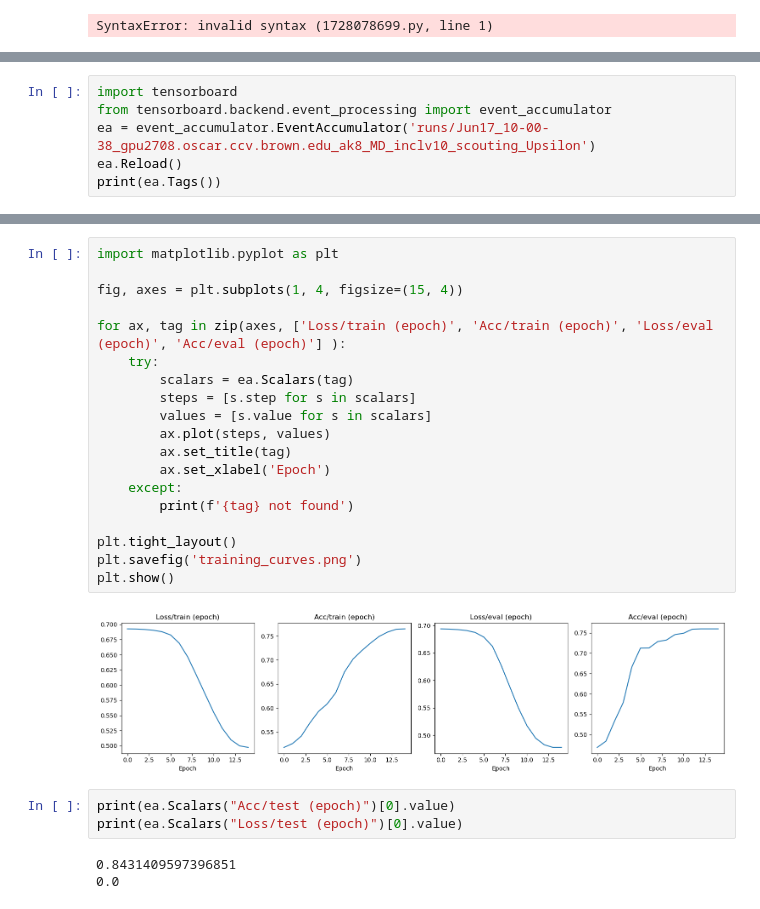
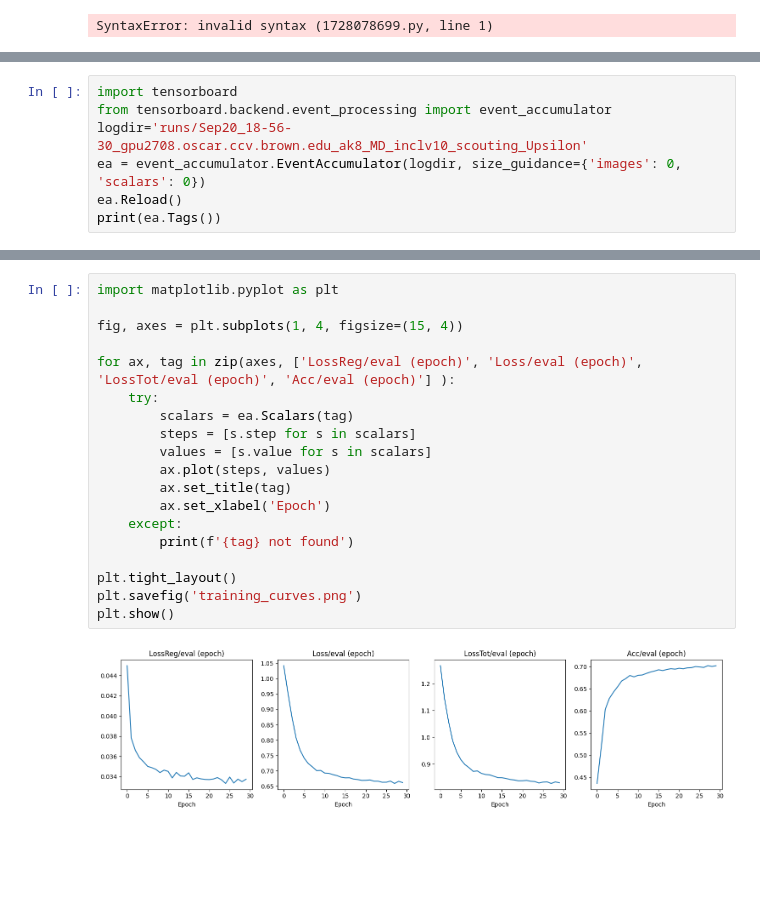
Before and after one commit to janTOffermann/weaver-core-dev, a Jupyter notebook: Run_metrics.ipynb, the cells around one changed output, grey strips where cells are left out. Cells and saved outputs as stored; diff of their text form; blank space fills up the shorter version.

Commit message:
Added evaluation plots and safe file handling

```diff
--- a/Run_metrics.ipynb
+++ b/Run_metrics.ipynb
@@ -13,7 +13,8 @@ runs/ ['Jun13_13-33-27_gpu3001.oscar.ccv.brown.edu_ak8_MD_inclv10_scouting_Upsil
 # %%
 import tensorboard
 from tensorboard.backend.event_processing import event_accumulator
-ea = event_accumulator.EventAccumulator('runs/Jun17_10-00-38_gpu2708.oscar.ccv.brown.edu_ak8_MD_inclv10_scouting_Upsilon')
+logdir='runs/Sep20_18-56-30_gpu2708.oscar.ccv.brown.edu_ak8_MD_inclv10_scouting_Upsilon'
+ea = event_accumulator.EventAccumulator(logdir, size_guidance={'images': 0, 'scalars': 0})
 ea.Reload()
 print(ea.Tags())
 # %% [output]
@@ -21,27 +22,21 @@ print(ea.Tags())
 # %%
 import matplotlib.pyplot as plt
 
 fig, axes = plt.subplots(1, 4, figsize=(15, 4))
 
-for ax, tag in zip(axes, ['Loss/train (epoch)', 'Acc/train (epoch)', 'Loss/eval (epoch)', 'Acc/eval (epoch)'] ):
+for ax, tag in zip(axes, ['LossReg/eval (epoch)', 'Loss/eval (epoch)', 'LossTot/eval (epoch)', 'Acc/eval (epoch)'] ):
     try:
         scalars = ea.Scalars(tag)
         steps = [s.step for s in scalars]
         values = [s.value for s in scalars]
         ax.plot(steps, values)
         ax.set_title(tag)
         ax.set_xlabel('Epoch')
     except:
         print(f'{tag} not found')
 
 plt.tight_layout()
 plt.savefig('training_curves.png')
 plt.show()
 # %% [output]
-[figure, old version]
+[figure, new version]
-# %%
-print(ea.Scalars("Acc/test (epoch)")[0].value)
-print(ea.Scalars("Loss/test (epoch)")[0].value)
-# %% [output]
-0.8431409597396851
-0.0
```
Also changed, not shown: parts of 5 cells of this notebook, 11 other files.
